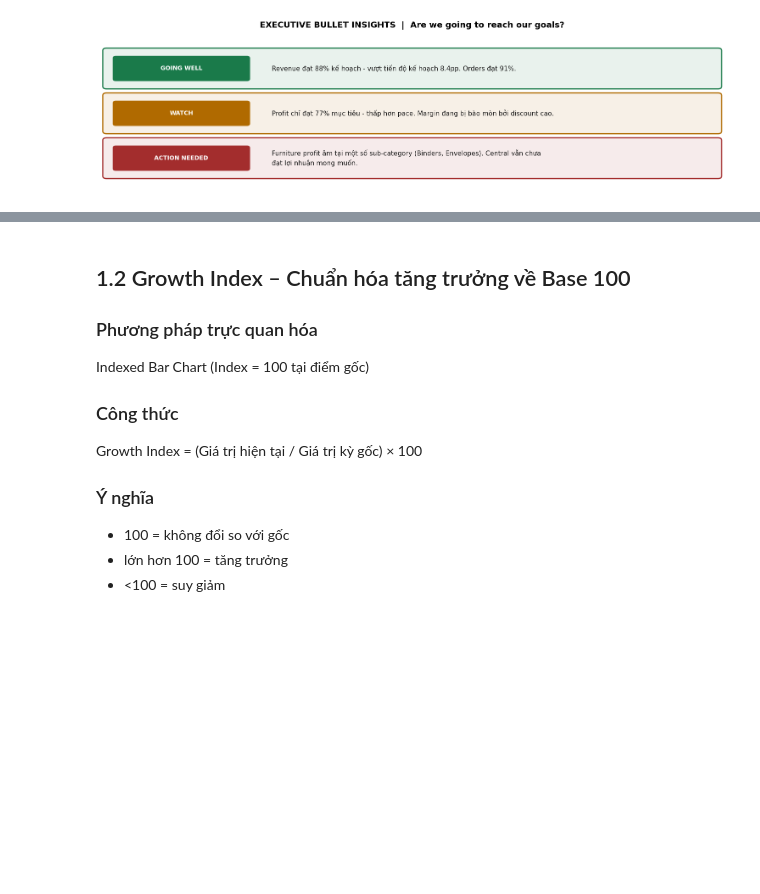
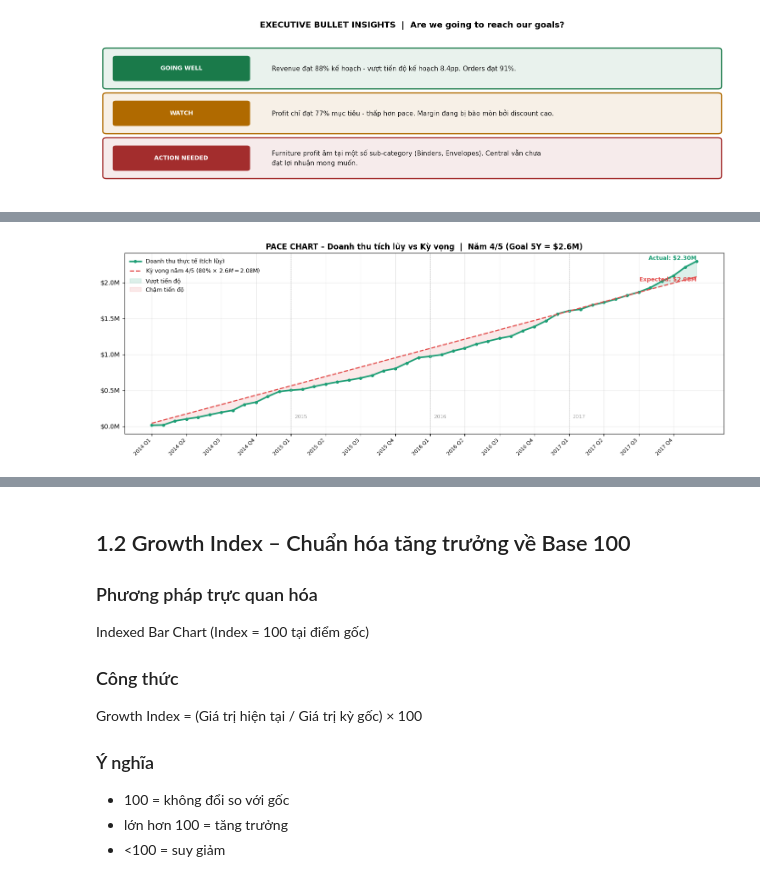
Before and after one commit to Thuily05/archive, a Jupyter notebook: chapter7_executive_dashboard_complete (1).ipynb, the cells around one changed output, grey strips where cells are left out. Saved outputs shown, nothing was run; the diff lists cells and outputs as text; code cells hidden in the pictures; blank space fills up the shorter version.

Commit message:
pace chart expect revenue line vs region comparison

```diff
--- a/chapter7_executive_dashboard_complete (1).ipynb
+++ b/chapter7_executive_dashboard_complete (1).ipynb
@@ -1229,13 +1231,16 @@ plt.show()
 # %%
-# ── Pace Chart: Doanh thu thực tế vs Kỳ vọng theo thời gian (tích lũy)
+# ── Pace Chart: Doanh thu tích lũy vs Kỳ vọng (5-năm goal, hiện tại năm 4)
 monthly_all = df.groupby('YearMonth')['Sales'].sum().reset_index().sort_values('YearMonth')
-
-# Tính lũy kế thực tế
 monthly_all['Cumulative'] = monthly_all['Sales'].cumsum()
 
-# Kỳ vọng tuyến tính: target / n_months * tháng thứ n
+SALES_GOAL_5Y = 2_600_000
+TOTAL_YEARS   = 5
+DATA_YEARS    = 4                              # số năm dữ liệu thực có
+PACE          = DATA_YEARS / TOTAL_YEARS       # = 0.80
+expected_end  = SALES_GOAL_5Y * PACE           # = 2_080_000 (kỳ vọng cuối năm 4)
+
 n_months = len(monthly_all)
-monthly_all['Expected'] = [sales_target / n_months * (i + 1) for i in range(n_months)]
+monthly_all['Expected'] = [expected_end / n_months * (i + 1) for i in range(n_months)]
 
 x      = range(n_months)
 actual = monthly_all['Cumulative'].values
@@ -1247,44 +1252,47 @@ fig, ax = plt.subplots(figsize=(14, 5))
 ax.plot(x, actual, color='#1D9E75', linewidth=2.5, marker='o', markersize=4,
         label='Doanh thu thực tế (tích lũy)')
 ax.plot(x, expect, color='#E24B4A', linewidth=1.8, linestyle='--',
-        label=f'Kỳ vọng tuyến tính (target/{n_months} × tháng)')
+        label=f'Kỳ vọng năm 4/5 ({PACE*100:.0f}% × ${SALES_GOAL_5Y/1e6:.1f}M = ${expected_end/1e6:.2f}M)')
 
 ax.fill_between(x, actual, expect,
                 where=[a >= e for a, e in zip(actual, expect)],
                 color='#1D9E75', alpha=0.15, label='Vượt tiến độ')
 ax.fill_between(x, actual, expect,
                 where=[a < e for a, e in zip(actual, expect)],
                 color='#E24B4A', alpha=0.12, label='Chậm tiến độ')
 
 # Nhãn điểm cuối
 ax.text(n_months - 1, actual[-1] + 20000,
-        f'Actual: ${actual[-1]/1e6:.2f}M', fontsize=9, color='#1D9E75', fontweight='bold')
+        f'Actual: ${actual[-1]/1e6:.2f}M', fontsize=9, color='#1D9E75', fontweight='bold',
+        ha='right')
 ax.text(n_months - 1, expect[-1] - 60000,
-        f'Expected: ${expect[-1]/1e6:.2f}M', fontsize=9, color='#E24B4A', fontweight='bold')
+        f'Expected: ${expect[-1]/1e6:.2f}M', fontsize=9, color='#E24B4A', fontweight='bold',
+        ha='right')
 
 # Đường phân cách năm
 for year in [2015, 2016, 2017]:
-    xi = monthly_all[monthly_all['YearMonth'] == f'{year}-01'].index
-    if len(xi):
-        pos = list(monthly_all['YearMonth']).index(f'{year}-01')
+    if f'{year}-01' in list(labels):
+        pos = list(labels).index(f'{year}-01')
         ax.axvline(pos, color='#CCCCCC', linewidth=1, linestyle=':')
         ax.text(pos + 0.3, actual.max() * 0.05, str(year), fontsize=8, color='#AAAAAA')
 
 # X-axis theo quý
 quarter_ticks, quarter_labels = [], []
 for i, m in enumerate(labels):
     yr, mo = int(m[:4]), int(m[5:])
     if mo in [1, 4, 7, 10]:
         quarter_ticks.append(i)
         quarter_labels.append(f'{yr} Q{(mo-1)//3+1}')
 
 ax.set_xticks(quarter_ticks)
 ax.set_xticklabels(quarter_labels, rotation=45, ha='right', fontsize=8)
 ax.yaxis.set_major_formatter(plt.FuncFormatter(lambda v, _: f'${v/1e6:.1f}M'))
-ax.set_title('PACE CHART – Doanh thu tích lũy vs Kỳ vọng  |  2014 – 2017',
+ax.set_title(f'PACE CHART – Doanh thu tích lũy vs Kỳ vọng  |  Năm 4/{TOTAL_YEARS} (Goal 5Y = ${SALES_GOAL_5Y/1e6:.1f}M)',
              fontsize=12, fontweight='bold')
 ax.legend(frameon=False, loc='upper left', fontsize=9)
 ax.grid(True, alpha=0.25)
 plt.tight_layout()
 plt.show()
+# %% [output]
+[figure, added]
 # %%
```
Also changed, not shown: parts of 5 cells of this notebook.
